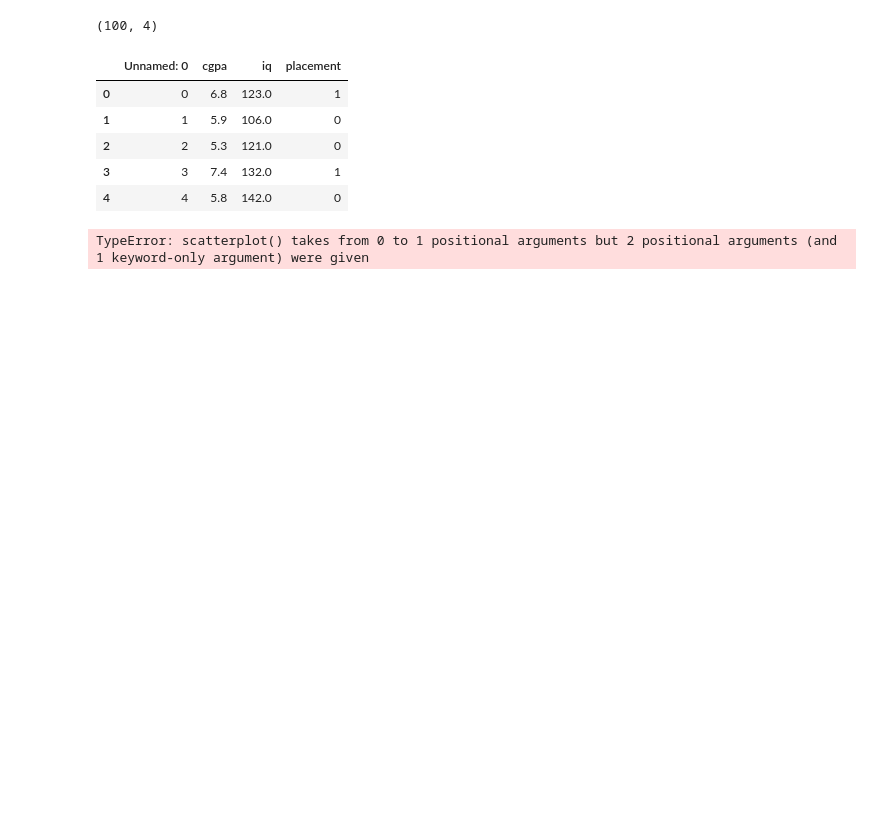
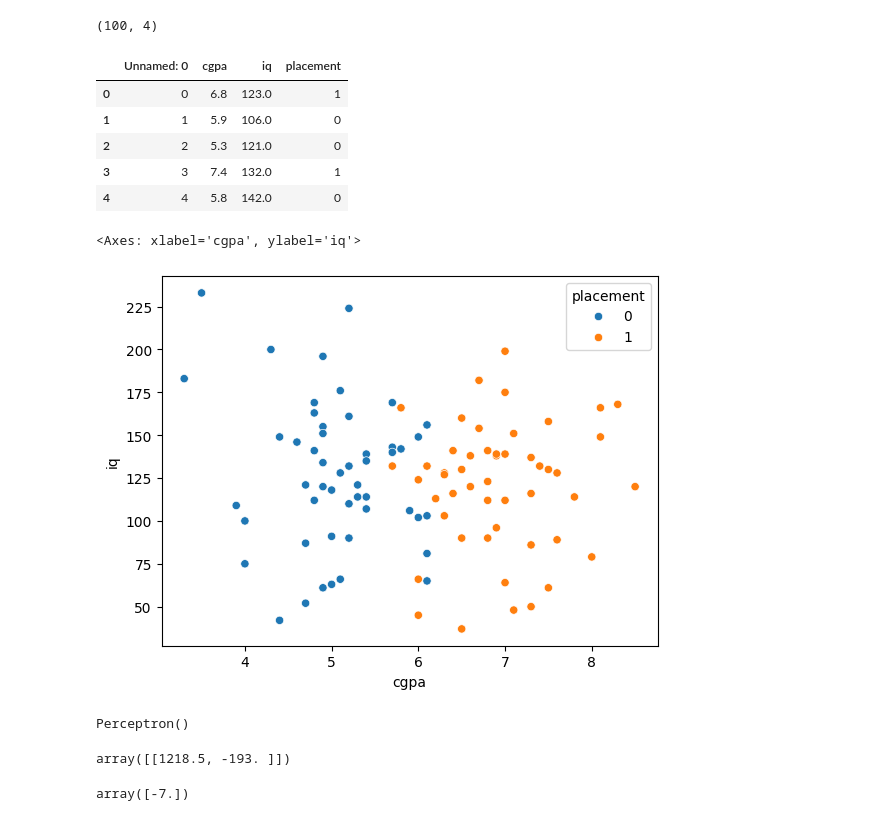
Before and after one commit to Kuldeep2003-exe/Deep_Learning-, a Jupyter notebook: Perceptron_demo.ipynb, the cells around one changed output. Drawn from its saved outputs; the diff is of its cells as text; code cells hidden in the pictures; blank space fills up the shorter version.

```diff
--- a/Perceptron_demo.ipynb
+++ b/Perceptron_demo.ipynb
@@ -19,6 +19,7 @@ df.head()
 | 3 | 3 | 7.4 | 132.0 | 1 |
 | 4 | 4 | 5.8 | 142.0 | 0 |
 # %%
-sns.scatterplot(df['cgpa'],df['iq'])
+sns.scatterplot(df['cgpa'],df['iq'],hue=df['placement'])
 # %% [output]
-TypeError: scatterplot() takes from 0 to 1 positional arguments but 2 positional arguments (and 1 keyword-only argument) were given
+<Axes: xlabel='cgpa', ylabel='iq'>
+[figure, added]
@@ -24,0 +29,14 @@ TypeError: scatterplot() takes from 0 to 1 positional arguments but 2 positional
+# %%
+from sklearn.linear_model import Perceptron
+p = Perceptron()
+p.fit(x,y)
+# %% [output]
+Perceptron()
+# %%
+p.coef_
+# %% [output]
+array([[1218.5, -193. ]])
+# %%
+p.intercept_
+# %% [output]
+array([-7.])
```
Also changed, not shown: parts of 2 cells of this notebook.
